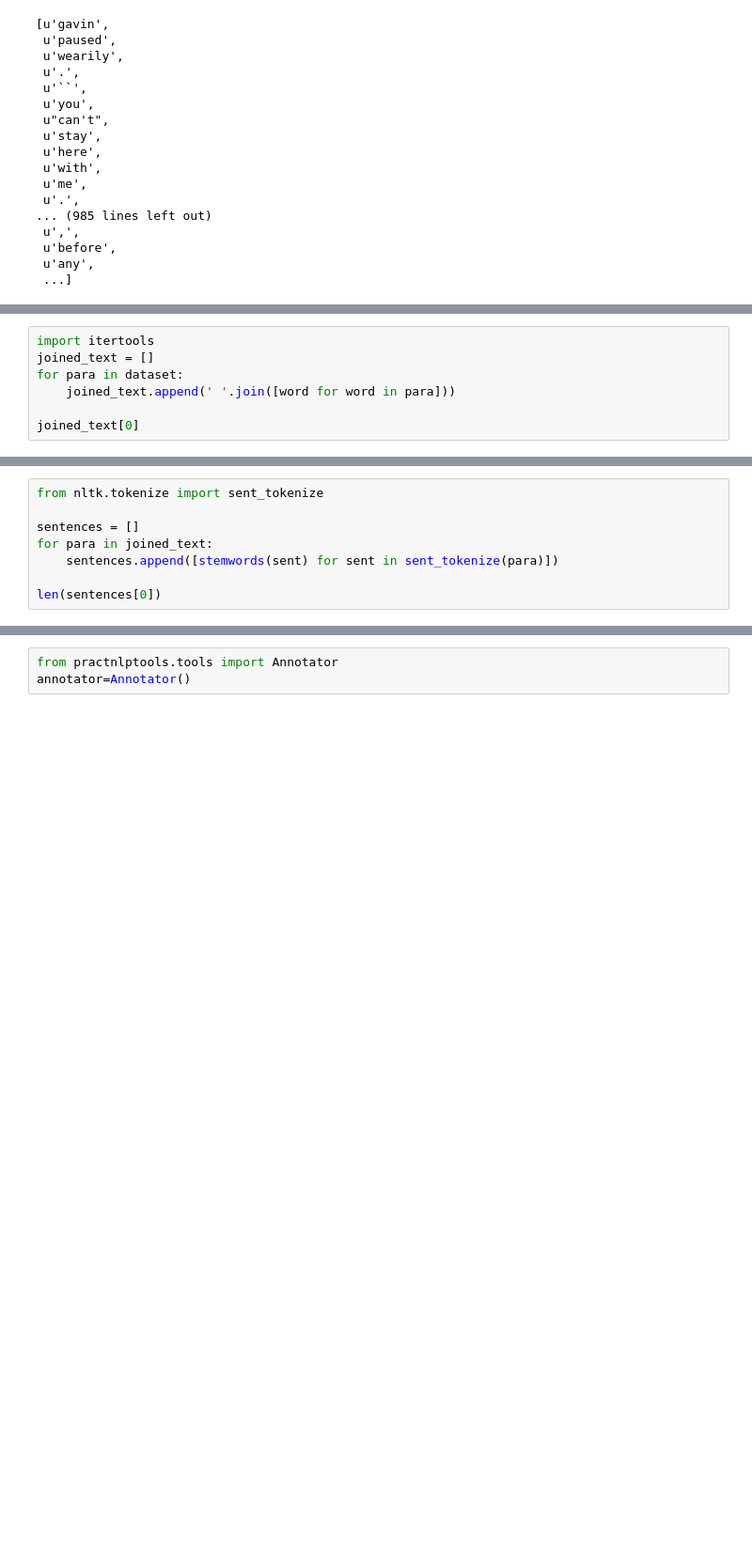
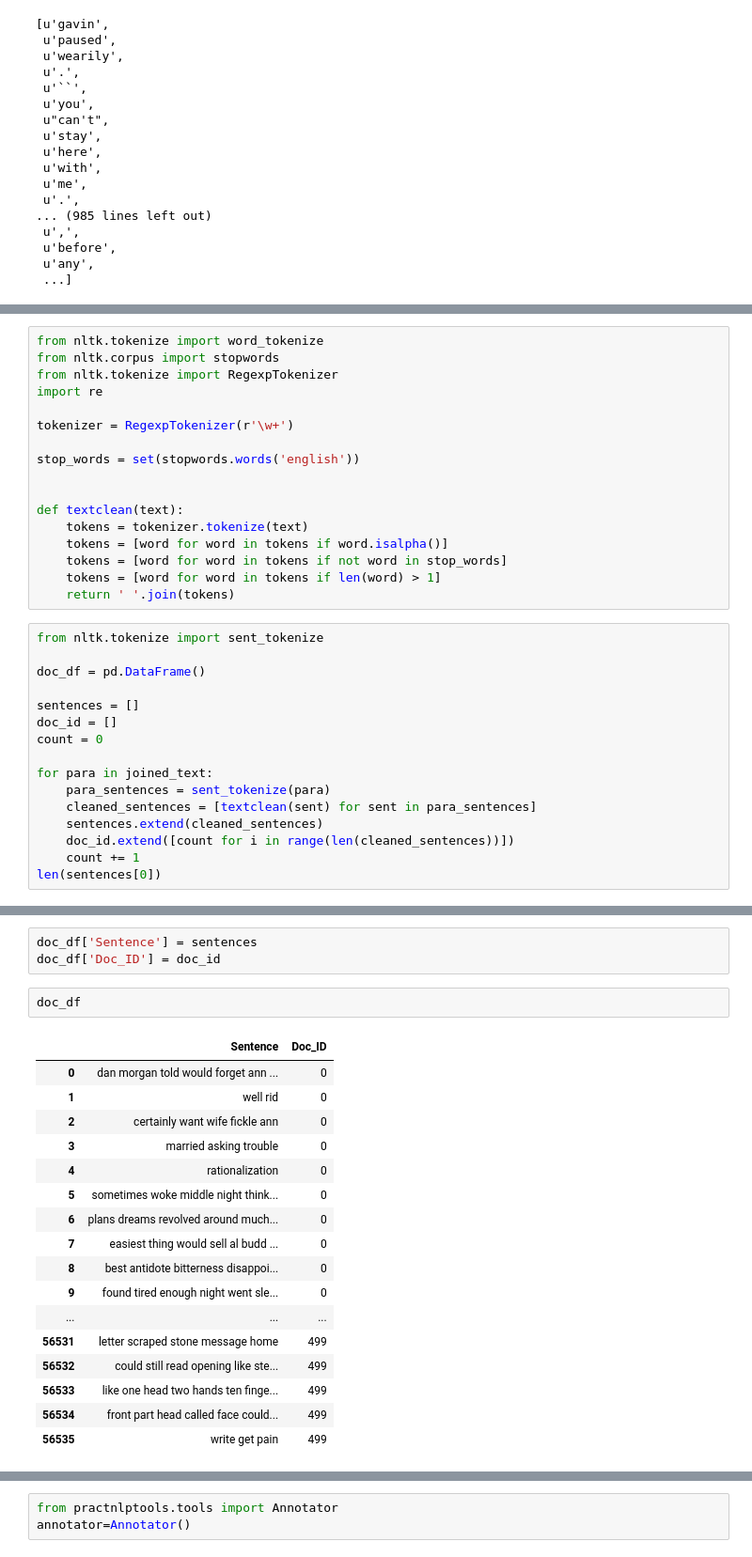
Before and after one commit to pratikmjoshi/concept-based-similarity, a Jupyter notebook: Concept Based Similarity.ipynb, the cells around one changed output, grey strips where cells are left out. Shown at 94% size. Drawn from its saved outputs; the diff is of its cells as text; blank space fills up the shorter version.

```diff
--- a/Concept Based Similarity.ipynb
+++ b/Concept Based Similarity.ipynb
@@ -64,7 +46,0 @@ dataset[0]
-# %%
-import itertools
-joined_text = []
-for para in dataset:
-    joined_text.append(' '.join([word for word in para]))
-
-joined_text[0]
@@ -83,9 +47,34 @@ u'I am run home'
+# %%
+from nltk.tokenize import word_tokenize
+from nltk.corpus import stopwords
+from nltk.tokenize import RegexpTokenizer
+import re
+
+tokenizer = RegexpTokenizer(r'\w+')
+
+stop_words = set(stopwords.words('english'))
+
+
+def textclean(text):
+    tokens = tokenizer.tokenize(text)
+    tokens = [word for word in tokens if word.isalpha()]
+    tokens = [word for word in tokens if not word in stop_words]
+    tokens = [word for word in tokens if len(word) > 1]
+    return ' '.join(tokens)
 # %%
 from nltk.tokenize import sent_tokenize
 
+doc_df = pd.DataFrame()
+
 sentences = []
+doc_id = []
+count = 0
+
 for para in joined_text:
-    sentences.append([stemwords(sent) for sent in sent_tokenize(para)])
-
+    para_sentences = sent_tokenize(para)
+    cleaned_sentences = [textclean(sent) for sent in para_sentences]
+    sentences.extend(cleaned_sentences)
+    doc_id.extend([count for i in range(len(cleaned_sentences))])
+    count += 1
 len(sentences[0])
 # %% [output]
@@ -92,0 +86,23 @@ len(sentences[0])
+# %%
+doc_df['Sentence'] = sentences
+doc_df['Doc_ID'] = doc_id
+# %%
+doc_df
+# %% [output]
+|  | Sentence | Doc_ID |
+| 0 | dan morgan told would forget ann ... | 0 |
+| 1 | well rid | 0 |
+| 2 | certainly want wife fickle ann | 0 |
+| 3 | married asking trouble | 0 |
+| 4 | rationalization | 0 |
+| 5 | sometimes woke middle night think... | 0 |
+| 6 | plans dreams revolved around much... | 0 |
+| 7 | easiest thing would sell al budd ... | 0 |
+| 8 | best antidote bitterness disappoi... | 0 |
+| 9 | found tired enough night went sle... | 0 |
+| ... | ... | ... |
+| 56531 | letter scraped stone message home | 499 |
+| 56532 | could still read opening like ste... | 499 |
+| 56533 | like one head two hands ten finge... | 499 |
+| 56534 | front part head called face could... | 499 |
+| 56535 | write get pain | 499 |
```
Also changed, not shown: parts of 35 cells of this notebook.
